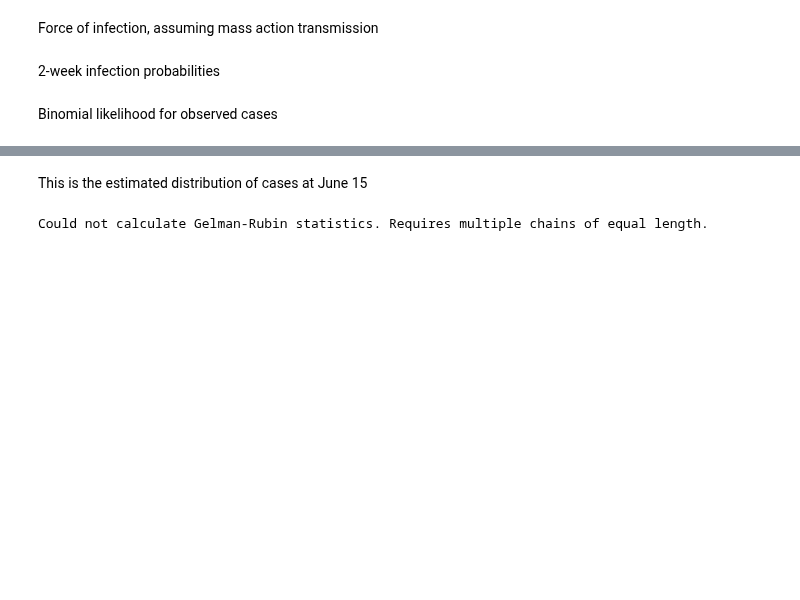
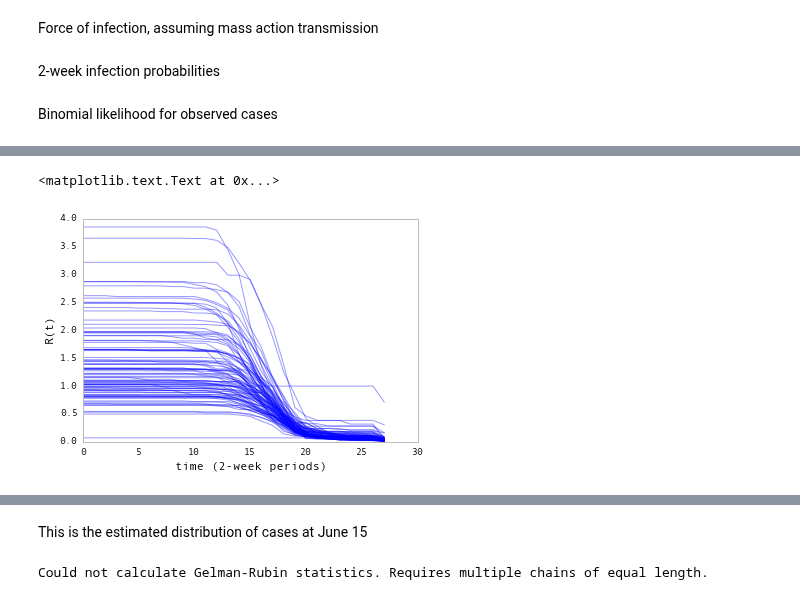
Before and after one commit to fonnesbeck/SaoPauloMeasles, a Jupyter notebook: Spatial Measles Model.ipynb, the cells around one changed output, grey strips where cells are left out. Cells and saved outputs as stored; diff of their text form; code cells hidden in the pictures; blank space fills up the shorter version.

```diff
--- a/Spatial Measles Model.ipynb
+++ b/Spatial Measles Model.ipynb
@@ -397,5 +376,12 @@ model.sample(50000, 40000)
 # %%
 Rt_unc = model.Rt.stats()
+# %%
+plt.plot(Rt_unc['quantiles'][50].T, 'b-', alpha=0.4)
+plt.ylabel('R(t)')
+plt.xlabel('time (2-week periods)')
+# %% [output]
+<matplotlib.text.Text at 0x...>
+[figure, added]
 # %%
 plt.plot(Rt_unc['quantiles'][97.5].T, 'b-', alpha=0.4)
 plt.ylabel('R(t)')
```
Also changed, not shown: parts of 18 cells of this notebook, 2 other files.
